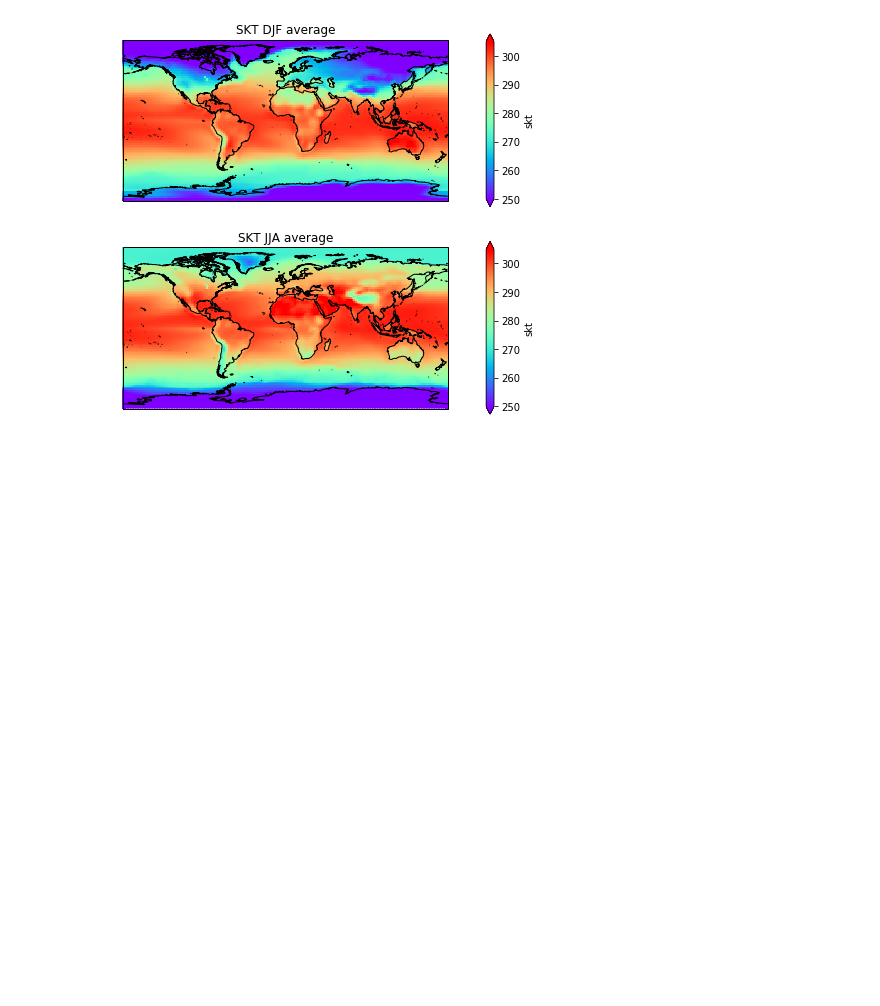
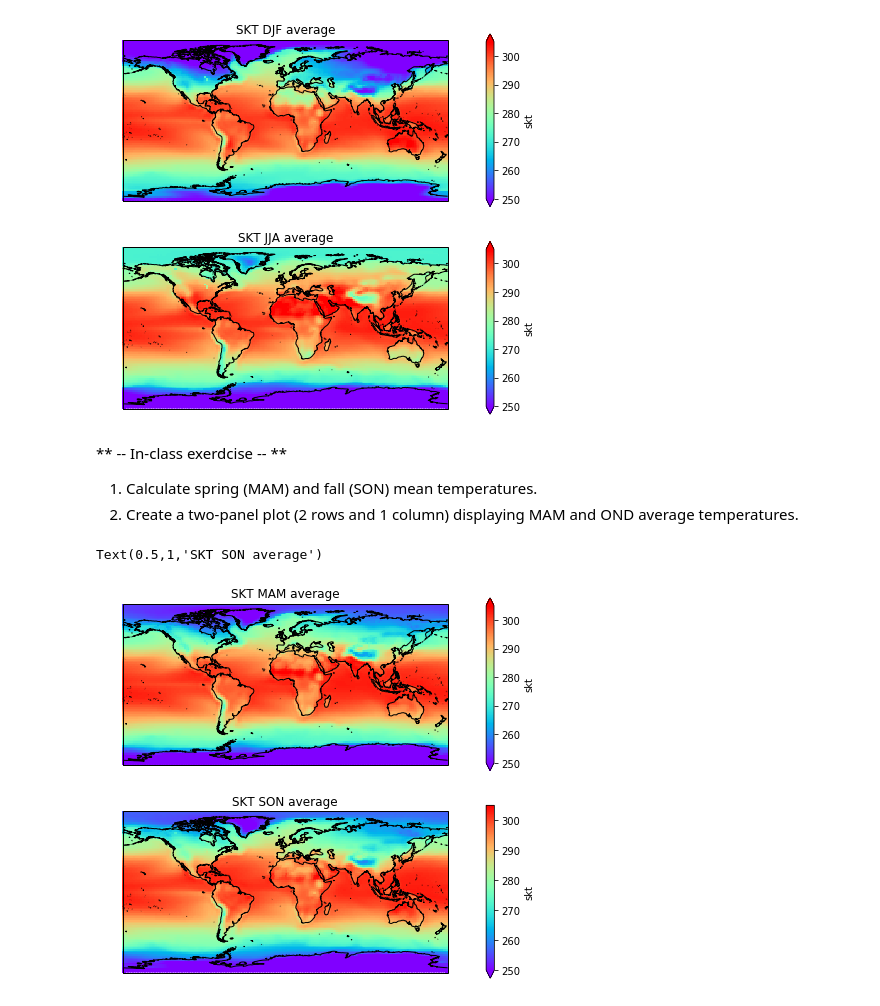
Before and after one commit to neil-berg/AOS51, a Jupyter notebook: AOS51_Fall_2018_#4_KEY.ipynb, the cells around one changed output. Saved outputs shown, nothing was run; the diff lists cells and outputs as text; code cells hidden in the pictures; blank space fills up the shorter version.

```diff
--- a/AOS51_Fall_2018_#4_KEY.ipynb
+++ b/AOS51_Fall_2018_#4_KEY.ipynb
@@ -166,3 +171,36 @@ ax2.set_title('SKT JJA average')
 # %% [output]
 Text(0.5,1,'SKT JJA average')
 [figure]
+# %% [markdown]
+** -- In-class exerdcise -- **
+
+1. Calculate spring (MAM) and fall (SON) mean temperatures.
+2. Create a two-panel plot (2 rows and 1 column) displaying MAM and OND average temperatures.
+# %%
+# Compute MAM and OND average temperatures
+skt_mam_avg = skt.groupby('time.season').mean('time').sel(season='MAM')
+skt_son_avg = skt.groupby('time.season').mean('time').sel(season='SON')
+
+# 2-panel figure (1 row, 2 columns)
+fig = plt.figure(figsize=(8,7))
+
+ax1 = fig.add_subplot(2,1,1, projection=ccrs.PlateCarree())
+
+skt_mam_avg.plot.pcolormesh(ax=ax1, transform=ccrs.PlateCarree(), cmap='rainbow', vmin=250, vmax=305)
+
+ax1.coastlines('50m')
+#ax1.add_feature(states_provinces, edgecolor='black')
+#ax1.add_feature(cfeature.BORDERS)
+ax1.set_title('SKT MAM average')
+
+ax2 = fig.add_subplot(2,1,2, projection=ccrs.PlateCarree())
+
+skt_son_avg.plot.pcolormesh(ax=ax2, transform=ccrs.PlateCarree(), cmap='rainbow', vmin=250, vmax=305)
+
+ax2.coastlines('50m')
+#ax2.add_feature(states_provinces, edgecolor='black')
+#ax2.add_feature(cfeature.BORDERS)
+ax2.set_title('SKT SON average')
+# %% [output]
+Text(0.5,1,'SKT SON average')
+[figure, added]
```
Also changed, not shown: parts of 7 cells of this notebook.
